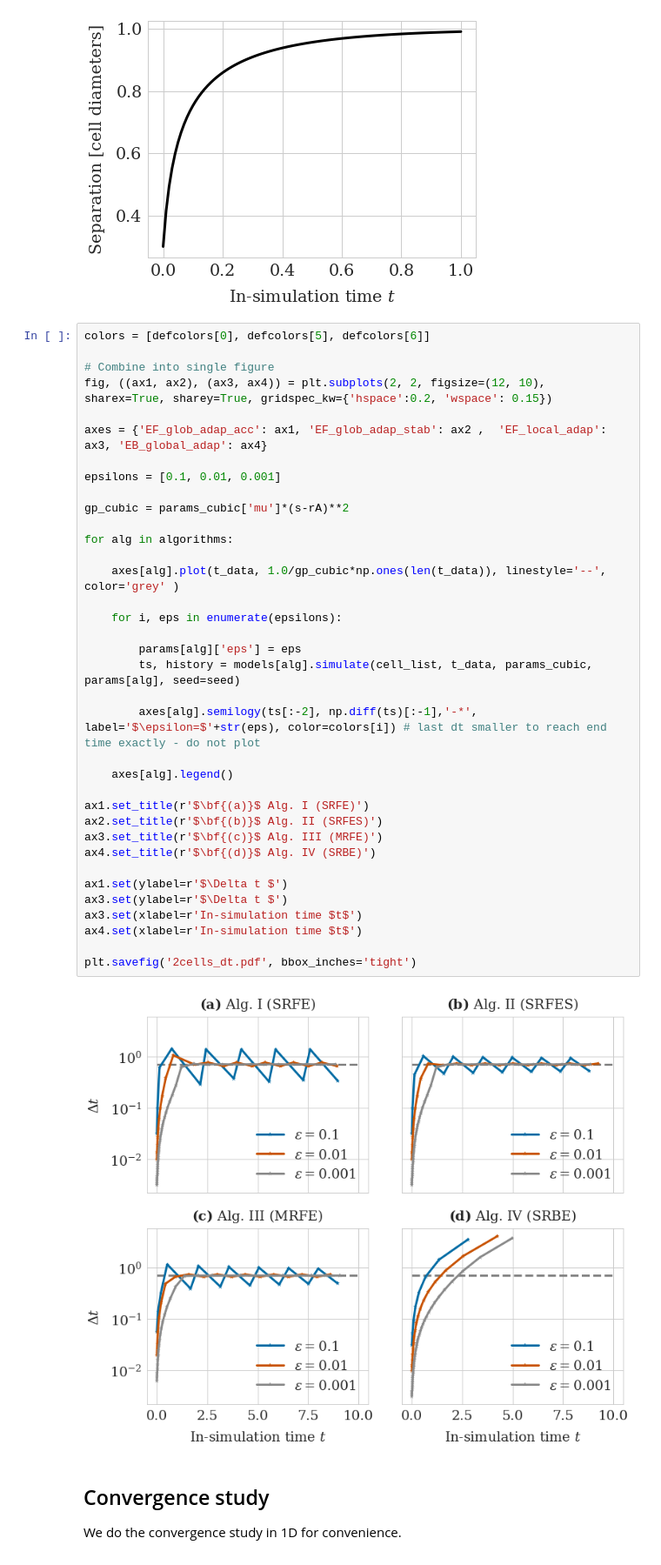
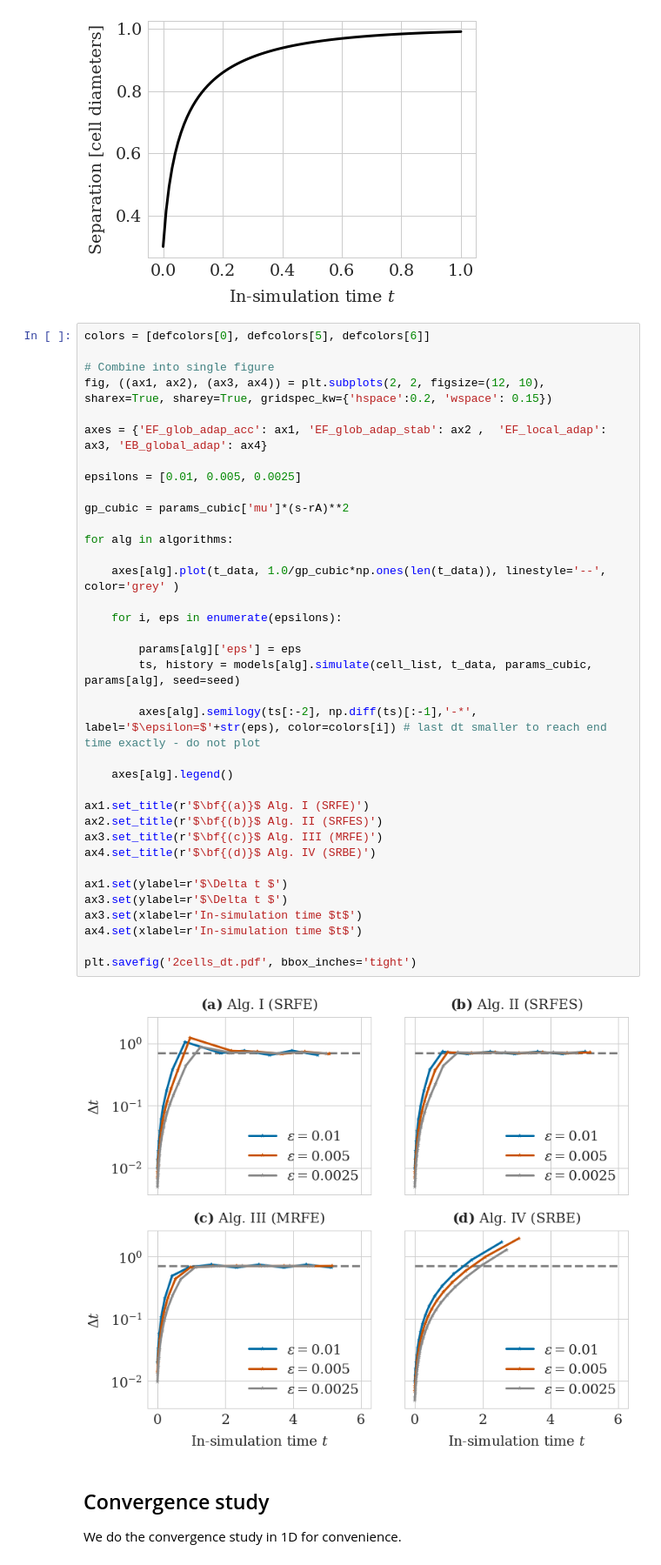
Before and after one commit to somathias/cbmos, a Jupyter notebook: experiments/exp-draft_2cells.ipynb, the cells around one changed output. Shown at 87% size. Saved outputs shown, nothing was run; the diff lists cells and outputs as text.

```diff
--- a/experiments/exp-draft_2cells.ipynb
+++ b/experiments/exp-draft_2cells.ipynb
@@ -105,36 +105,36 @@ fig, ((ax1, ax2), (ax3, ax4)) = plt.subplots(2, 2, figsize=(12, 10), sharex=True
 
 axes = {'EF_glob_adap_acc': ax1, 'EF_glob_adap_stab': ax2 ,  'EF_local_adap': ax3, 'EB_global_adap': ax4}
 
-epsilons = [0.1, 0.01, 0.001]
+epsilons = [0.01, 0.005, 0.0025]
 
 gp_cubic = params_cubic['mu']*(s-rA)**2
 
 for alg in algorithms:
 
     axes[alg].plot(t_data, 1.0/gp_cubic*np.ones(len(t_data)), linestyle='--', color='grey' )
 
     for i, eps in enumerate(epsilons):
 
         params[alg]['eps'] = eps
         ts, history = models[alg].simulate(cell_list, t_data, params_cubic, params[alg], seed=seed)
 
         axes[alg].semilogy(ts[:-2], np.diff(ts)[:-1],'-*', label='$\epsilon=$'+str(eps), color=colors[i]) # last dt smaller to reach end time exactly - do not plot
 
     axes[alg].legend()
 
 ax1.set_title(r'$\bf{(a)}$ Alg. I (SRFE)')
 ax2.set_title(r'$\bf{(b)}$ Alg. II (SRFES)')
 ax3.set_title(r'$\bf{(c)}$ Alg. III (MRFE)')
 ax4.set_title(r'$\bf{(d)}$ Alg. IV (SRBE)')
 
 ax1.set(ylabel=r'$\Delta t $')
 ax3.set(ylabel=r'$\Delta t $')
 ax3.set(xlabel=r'In-simulation time $t$')
 ax4.set(xlabel=r'In-simulation time $t$')
 
 plt.savefig('2cells_dt.pdf', bbox_inches='tight')
 # %% [output]
-[figure, old version]
+[figure, new version]
 # %% [markdown]
 ## Convergence study
 We do the convergence study in 1D for convenience.
```
Also changed, not shown: parts of 1 cell of this notebook, 1 other file.
